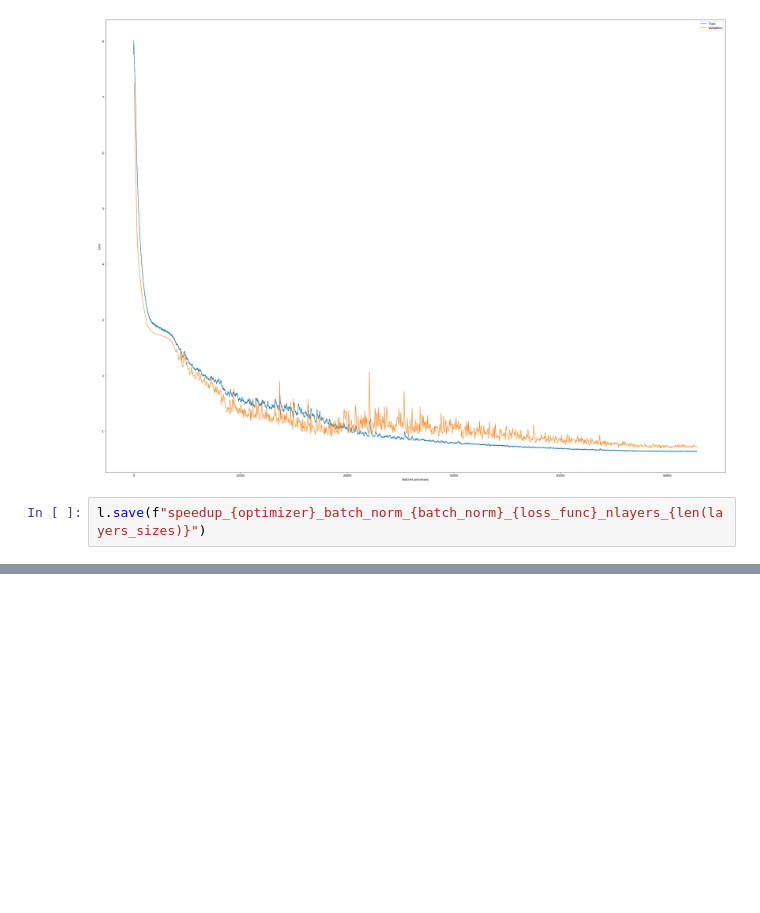
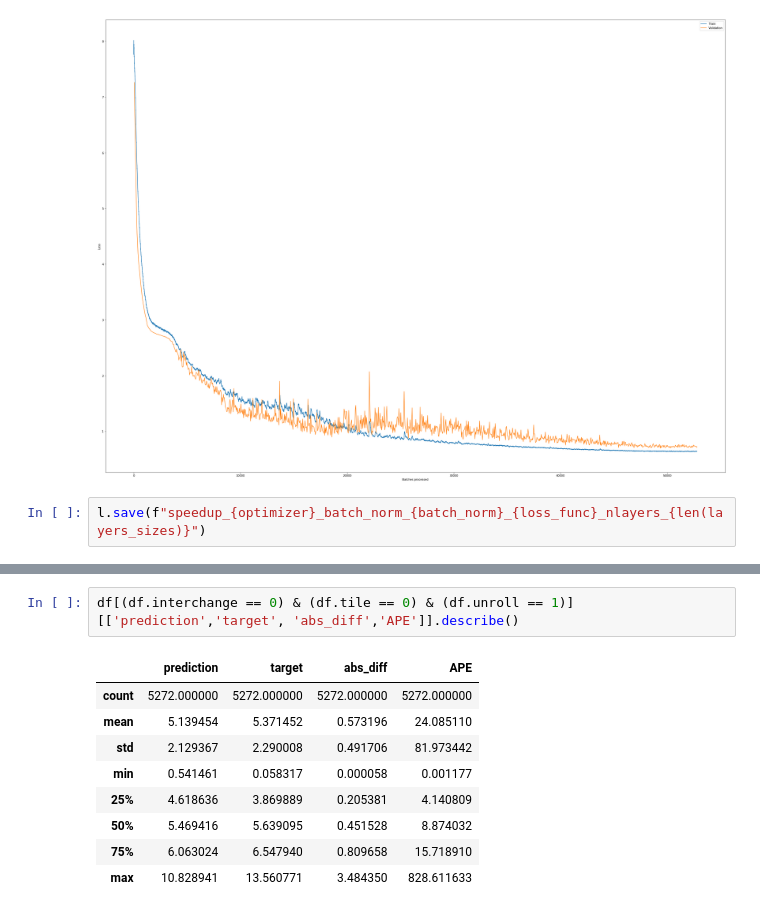
Before and after one commit to hennimohammed/speedup_model, a Jupyter notebook: speedup/fastai_models_log_mse.ipynb, the cells around one changed output, grey strips where cells are left out. Drawn from its saved outputs; the diff is of its cells as text; blank space fills up the shorter version.

```diff
--- a/speedup/fastai_models_log_mse.ipynb
+++ b/speedup/fastai_models_log_mse.ipynb
@@ -105,0 +74,12 @@ AssertionError: Torch not compiled with CUDA enabled
+# %%
+df[(df.interchange == 0) & (df.tile == 0) & (df.unroll == 1)][['prediction','target', 'abs_diff','APE']].describe()
+# %% [output]
+|  | prediction | target | abs_diff | APE |
+| count | 5272.000000 | 5272.000000 | 5272.000000 | 5272.000000 |
+| mean | 5.139454 | 5.371452 | 0.573196 | 24.085110 |
+| std | 2.129367 | 2.290008 | 0.491706 | 81.973442 |
+| min | 0.541461 | 0.058317 | 0.000058 | 0.001177 |
+| 25% | 4.618636 | 3.869889 | 0.205381 | 4.140809 |
+| 50% | 5.469416 | 5.639095 | 0.451528 | 8.874032 |
+| 75% | 6.063024 | 6.547940 | 0.809658 | 15.718910 |
+| max | 10.828941 | 13.560771 | 3.484350 | 828.611633 |
```
Also changed, not shown: parts of 11 cells of this notebook, 7 other files.
